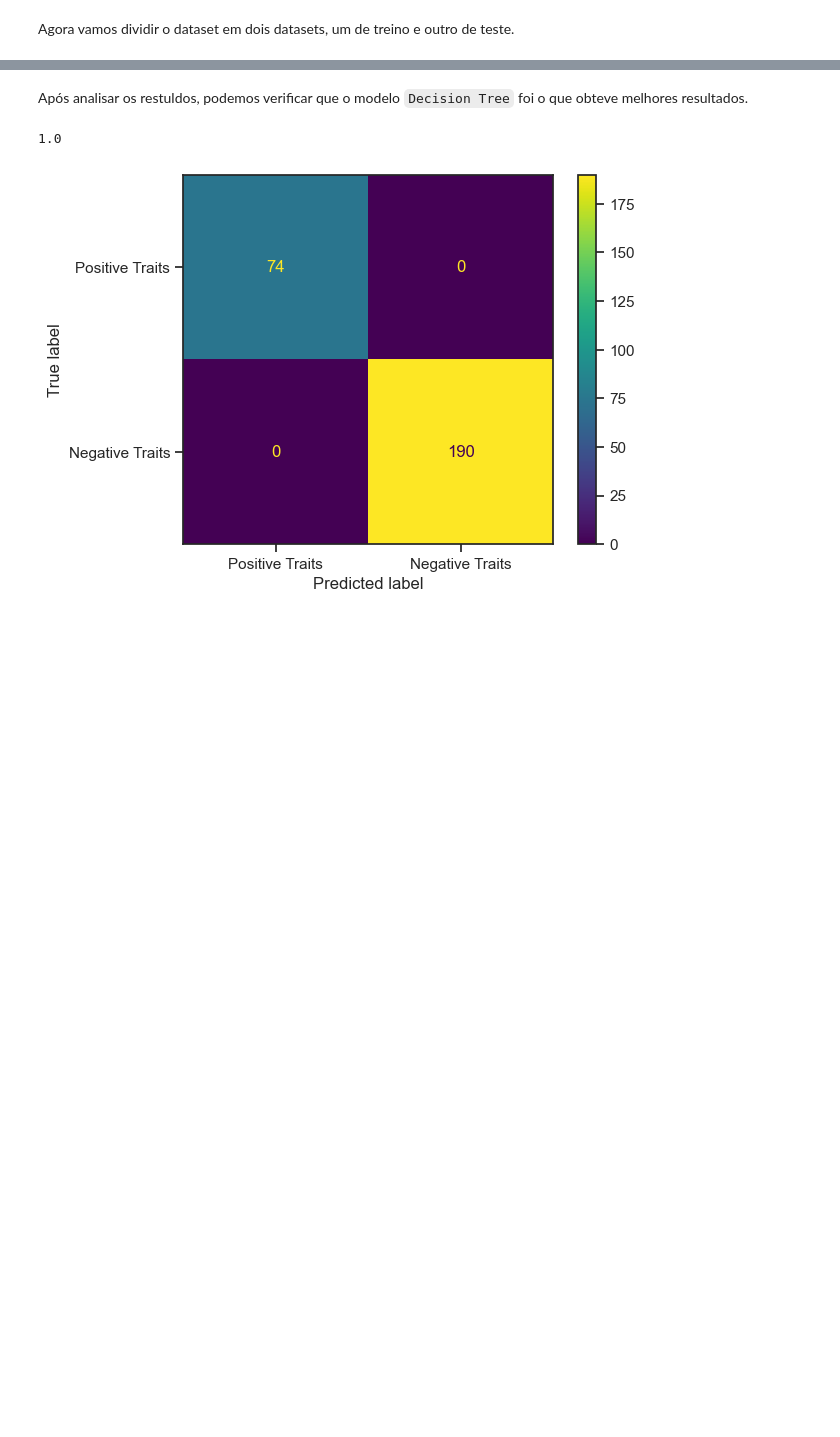
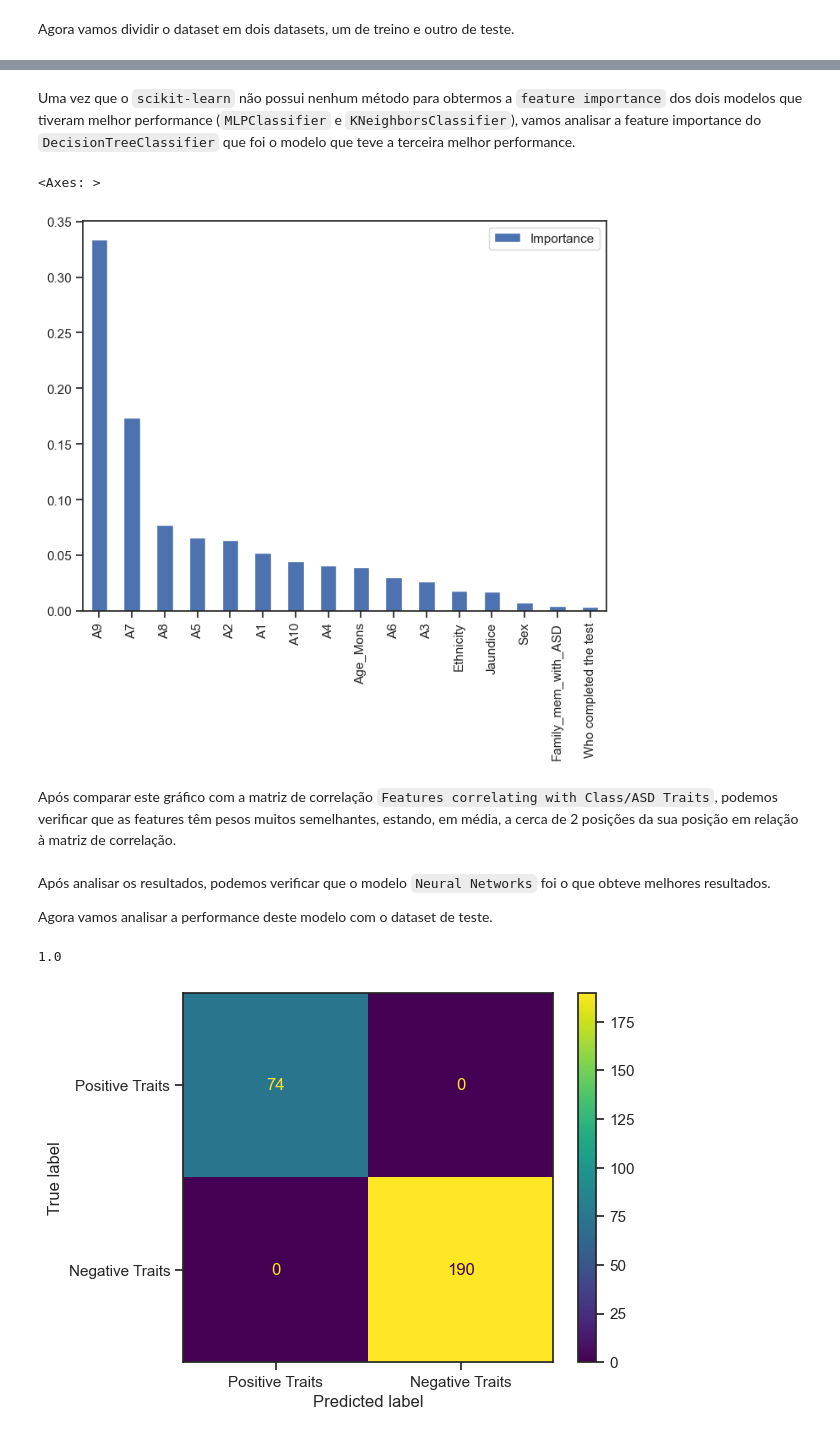
Before and after one commit to hfuturo/FEUP-IA-PROJ2, a Jupyter notebook: autism_dataset_for_toddlers.ipynb, the cells around one changed output, grey strips where cells are left out. Drawn from its saved outputs; the diff is of its cells as text; code cells hidden in the pictures; blank space fills up the shorter version.

```diff
--- a/autism_dataset_for_toddlers.ipynb
+++ b/autism_dataset_for_toddlers.ipynb
@@ -218,33 +218 @@ Para os modeles serem treinados de uma maneira mais efeciente e para obter resul
 Por último, vamos comparar os resultados obtidos e selecionar o modelo que teve a melhor performance no geral.
-# %%
-decision_tree = DecisionTreeClassifier() # Decision Tree
-neural_netwrok = MLPClassifier() # Neural network
-kneighbors = KNeighborsClassifier() # K-NN (default n = 5)
-svm = SVC() # SVM
-
-decision_tree_scores = cross_val_score(decision_tree, training_inputs, training_classes, cv=10)
-neural_netwrok_scores = cross_val_score(neural_netwrok, training_inputs, training_classes, cv=10)
-kneighbors_scores = cross_val_score(kneighbors, training_inputs, training_classes, cv=10)
-svm_scores = cross_val_score(svm, training_inputs, training_classes, cv=10)
-
-output = f"""
-    Decision Tree:
-        best: {decision_tree_scores.max()}; worst: {decision_tree_scores.min()}; mean: {decision_tree_scores.mean()}; std: {decision_tree_scores.std()}
-    Neural Network:
-        best: {neural_netwrok_scores.max()}; worst: {neural_netwrok_scores.min()}; mean: {neural_netwrok_scores.mean()}; std: {neural_netwrok_scores.std()}
-    K-NN:
-        best: {kneighbors_scores.max()}; worst: {kneighbors_scores.min()}; mean: {kneighbors_scores.mean()}; std: {kneighbors_scores.std()}
-    SVM:
-        best: {svm_scores.max()}; worst: {svm_scores.min()}; mean: {svm_scores.mean()}; std: {svm_scores.std()}
-"""
-print(output)
-
-sb.set_theme(style="ticks")
-
-fig, axis = plt.subplots(figsize=(7,6))
-
-scores = [decision_tree_scores, neural_netwrok_scores, kneighbors_scores, svm_scores]
-names = ["Decision Tree", "Neural Networks", "K-NN", "SVM"]
-
-plt.boxplot(scores, labels=names)
-plt.show()
@@ -261,3 +255,20 @@ plt.show()
+# %% [markdown]
+Uma vez que o `scikit-learn` não possui nenhum método para obtermos a `feature importance` dos dois modelos que tiveram melhor performance (`MLPClassifier` e `KNeighborsClassifier`), vamos analisar a feature importance do `DecisionTreeClassifier` que foi o modelo que teve a terceira melhor performance.
+# %%
+# feature importance DT
+decision_tree.fit(training_inputs, training_classes)
+decision_tree.score(testing_inputs, testing_classes)
+
+feat_importances = pd.DataFrame(decision_tree.feature_importances_, index=[col for col in data.columns if col != "Class/ASD Traits"], columns=["Importance"])
+feat_importances.sort_values(by='Importance', ascending=False, inplace=True)
+feat_importances.plot(kind='bar', figsize=(8,6))
+# %% [output]
+<Axes: >
+[figure, added]
+# %% [markdown]
+Após comparar este gráfico com a matriz de correlação `Features correlating with Class/ASD Traits`, podemos verificar que as features têm pesos muitos semelhantes, estando, em média, a cerca de 2 posições da sua posição em relação à matriz de correlação.
 # %% [markdown]
-Após analisar os restuldos, podemos verificar que o modelo `Decision Tree` foi o que obteve melhores resultados.
+Após analisar os resultados, podemos verificar que o modelo `Neural Networks` foi o que obteve melhores resultados.
+
+Agora vamos analisar a performance deste modelo com o dataset de teste.
 # %%
```
Also changed, not shown: parts of 16 cells of this notebook.
